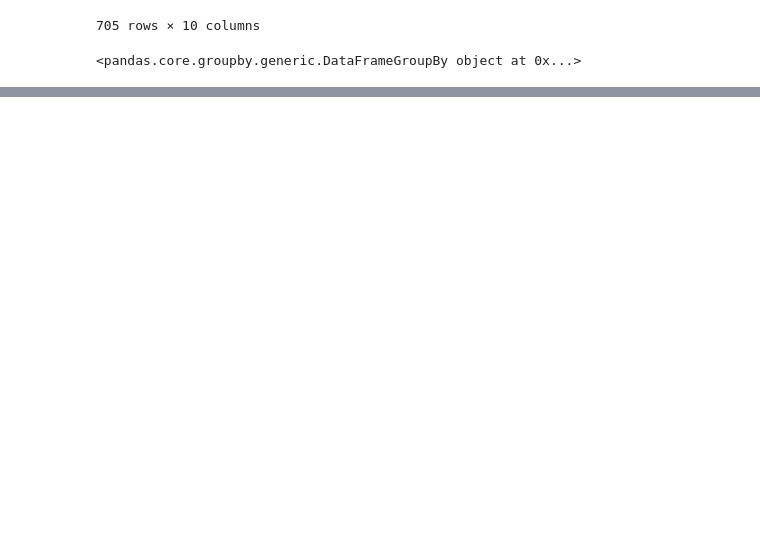
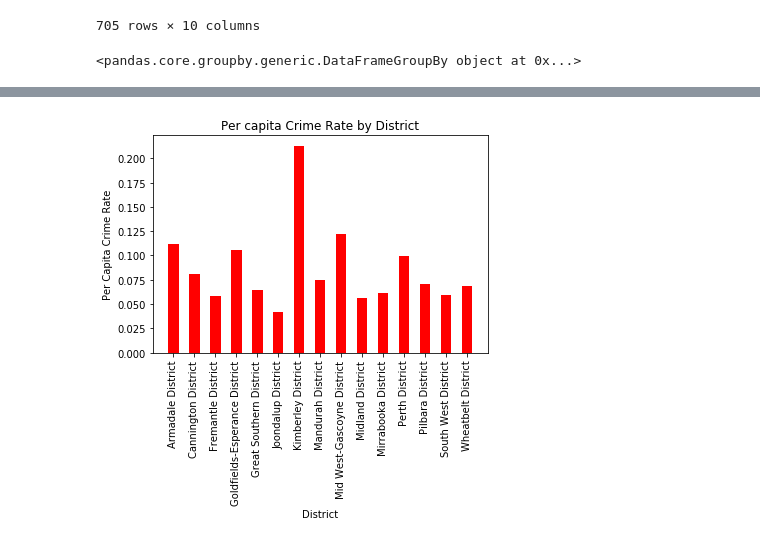
Before and after one commit to natalieddavies/BootcampProject1, a Jupyter notebook: unemployment_offences.ipynb, the cells around one changed output, grey strips where cells are left out. Cells and saved outputs as stored; diff of their text form; code cells hidden in the pictures; blank space fills up the shorter version.

```diff
--- a/unemployment_offences.ipynb
+++ b/unemployment_offences.ipynb
@@ -294,3 +294,17 @@ df
 | 14 | Wheatbelt District | 90189.0 | 595.0 | 76.0 | 866.0 | 3127.0 | 1498.0 | ... |
 # %%
 df.to_csv('Data/w_offence_p_capita.csv',sep=',')
+# %%
+x = df['District']
+y = df['Offence per capita']
+x_pos = [i for i, _ in enumerate(x)]
+plt.bar(x_pos, y, color='red',align= "center", width=.5)
+plt.xlabel("District")
+plt.ylabel("Per Capita Crime Rate")
+plt.title("Per capita Crime Rate by District")
+plt.xticks(x_pos, x)
+plt.xticks(rotation=90)
+plt.savefig('percapita')
+plt.show()
+# %% [output]
+[figure, added]
```
Also changed, not shown: 1 other file.
